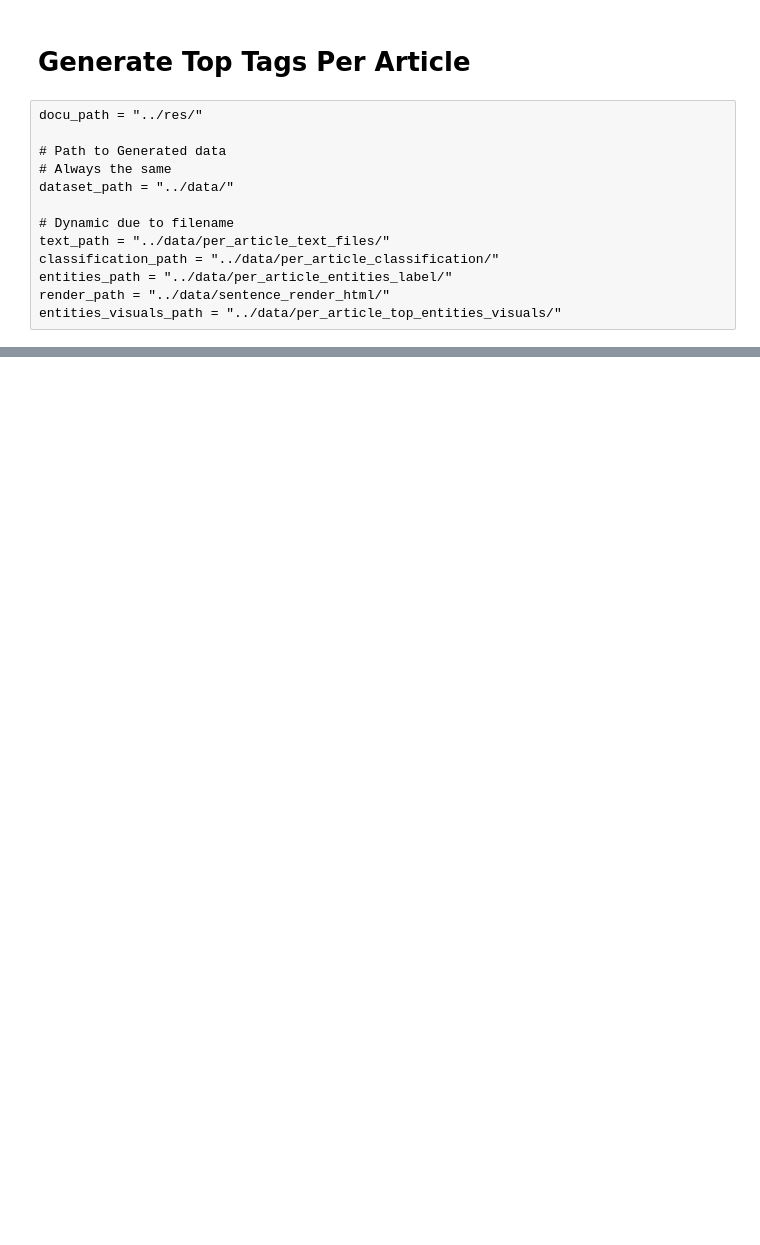
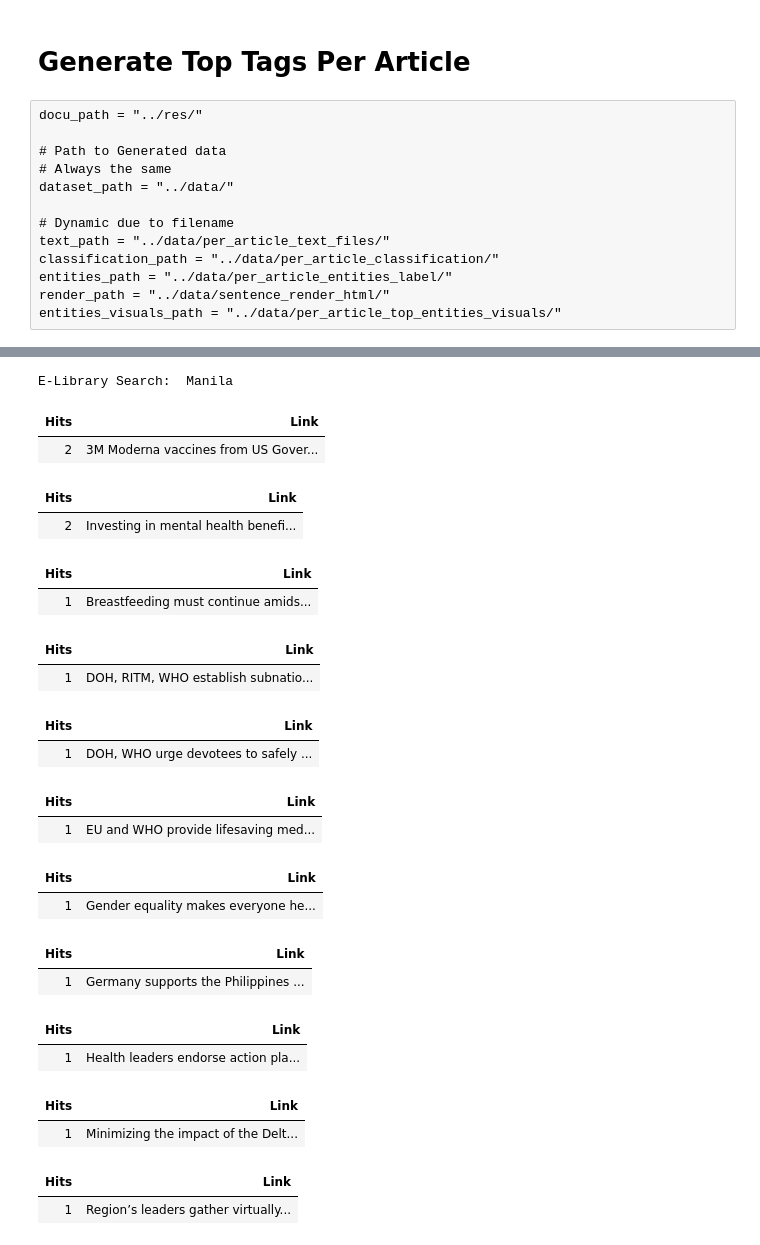
Before and after one commit to zmad55/ParoParoG-Repository, a Jupyter notebook: src/ner.ipynb, the cells around one changed output, grey strips where cells are left out. Saved outputs shown, nothing was run; the diff lists cells and outputs as text; code cells hidden in the pictures; blank space fills up the shorter version.

Commit message:
+ Update - Added Search Function with corresponding local PDF Links

```diff
--- a/src/ner.ipynb
+++ b/src/ner.ipynb
@@ -357,0 +491,68 @@ for idx, ent_csv_f in enumerate(ent_csv_files):
+# %%
+# Function to find specific document file to recommend
+def find_document_file(filename, search_path):
+    results_list = []
+
+    for root, dir, files in os.walk(search_path):
+        if filename in files:
+            results_list.append(os.path.join(root, filename))
+    # Remove duplicates if ever
+    results_list = list(dict.fromkeys(results_list))
+    return results_list
+# %%
+# Method to make link clickable
+# https://www.geeksforgeeks.org/how-to-create-a-table-with-clickable-hyperlink-to-a-local-file-in-pandas/
+def make_clickable(url):
+    name= os.path.basename(url)
+    return '<a href="{}">{}</a>'.format(url,name)
+# %%
+user_search_input = input("E-Library Search: ")
+
+found_docu_id_dict = search_tags_in_entities_csv(str(user_search_input))
+
+# Sort according to Occurence of word
+sorted_found_docu_id_dict = sorted_d = dict(sorted(found_docu_id_dict.items(),
+                                                   key=operator.itemgetter(1),reverse=True))
+
+if bool(sorted_found_docu_id_dict) == False:
+    print("\nNo PDFs Can Be Recommended!")
+else:
+    for k, v in sorted_found_docu_id_dict.items():
+        filename = search_docu_name_through_docu_id(k)
+        results_list = find_document_file(filename, docu_path)
+
+        # Localhost links
+        local_links_df = pd.DataFrame({"Hits": v, "Link": results_list})
+
+        # Align it to the left for readability
+        left_aligned_df = local_links_df.style.set_properties(**{'text-align': 'left'})
+        # Align column to the left for readability
+        left_aligned_df = left_aligned_df.set_table_styles(
+        [dict(selector = 'th', props=[('text-align', 'left')])])
+
+        # Display without index
+        display(left_aligned_df.hide().format({'Link' : make_clickable}))
+# %% [output]
+E-Library Search:  Manila
+| Hits | Link |
+| 2 | 3M Moderna vaccines from US Gover... |
+| Hits | Link |
+| 2 | Investing in mental health benefi... |
+| Hits | Link |
+| 1 | Breastfeeding must continue amids... |
+| Hits | Link |
+| 1 | DOH, RITM, WHO establish subnatio... |
+| Hits | Link |
+| 1 | DOH, WHO urge devotees to safely ... |
+| Hits | Link |
+| 1 | EU and WHO provide lifesaving med... |
+| Hits | Link |
+| 1 | Gender equality makes everyone he... |
+| Hits | Link |
+| 1 | Germany supports the Philippines ... |
+| Hits | Link |
+| 1 | Health leaders endorse action pla... |
+| Hits | Link |
+| 1 | Minimizing the impact of the Delt... |
+| Hits | Link |
+| 1 | Region’s leaders gather virtually... |
```
Also changed, not shown: parts of 13 cells of this notebook, 17 other files.
